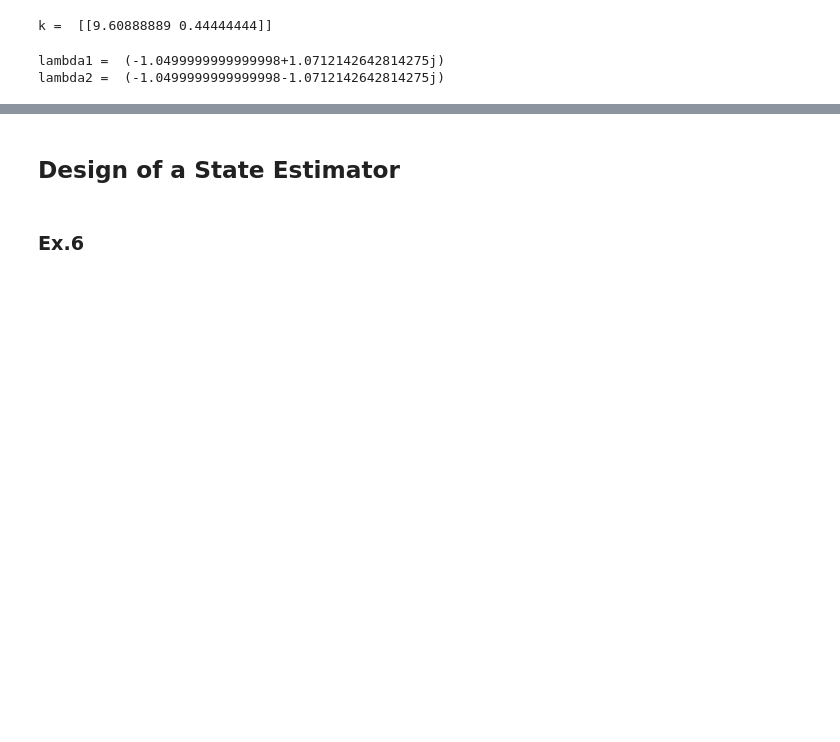
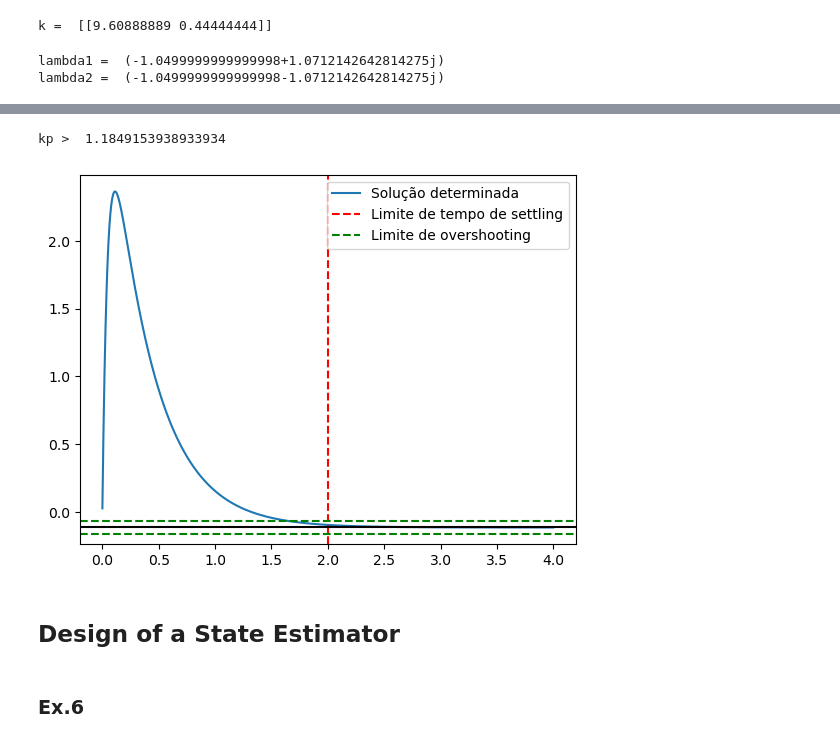
Before and after one commit to mariana-das-neves/sistemas_dinamicos_e_controlo, a Jupyter notebook: Projeto SDC.ipynb, the cells around one changed output, grey strips where cells are left out. Saved outputs shown, nothing was run; the diff lists cells and outputs as text; code cells hidden in the pictures; blank space fills up the shorter version.

```diff
--- a/Projeto SDC.ipynb
+++ b/Projeto SDC.ipynb
@@ -545,3 +562,36 @@ lambda2 =  (-1.0499999999999998-1.0712142642814275j)
+# %%
+kp = F*I*np.cos(theta0) - G*I*np.sin(theta0)
+print("kp > ",kp)
+# %% [output]
+kp >  1.1849153938933934
+# %%
+times = np.linspace(0, 4, 10000, endpoint=True)
+dt = abs(times[1]-times[0])
+xt = np.zeros((len(times), 2))
+
+kp = 2
+kd = 2*np.sqrt(I*kp) # kd = 2sqrt(I kp) dá amortecimento crítico
+
+ddot = 0
+dot = 1/I
+theta = 0
+xt[0] = [theta, dot]
+
+for i in range(len(times)):
+    ddot = -kd/I*dot - 1/I*(kp - m*g*h*np.cos(theta0) + m*v*v*h/r*np.sin(theta0))*(theta-theta0)
+    dot += ddot*dt
+    theta += dot*dt
+    xt[i] = [theta, dot]
+
+plt.plot(times, xt[:,0], label='Solução determinada')
+plt.axvline(2, linestyle='--', color='red', label='Limite de tempo de settling')
+plt.axhline(theta0-5e-2, linestyle='--', color='green', label='Limite de overshooting')
+plt.axhline(theta0+5e-2, linestyle='--', color='green')
+plt.axhline(theta0, linestyle='-', color='black')
+plt.legend()
+plt.show()
+# %% [output]
+[figure, added]
 # %% [markdown]
 ## Design of a State Estimator
 # %% [markdown]
```
Also changed, not shown: parts of 2 cells of this notebook.
